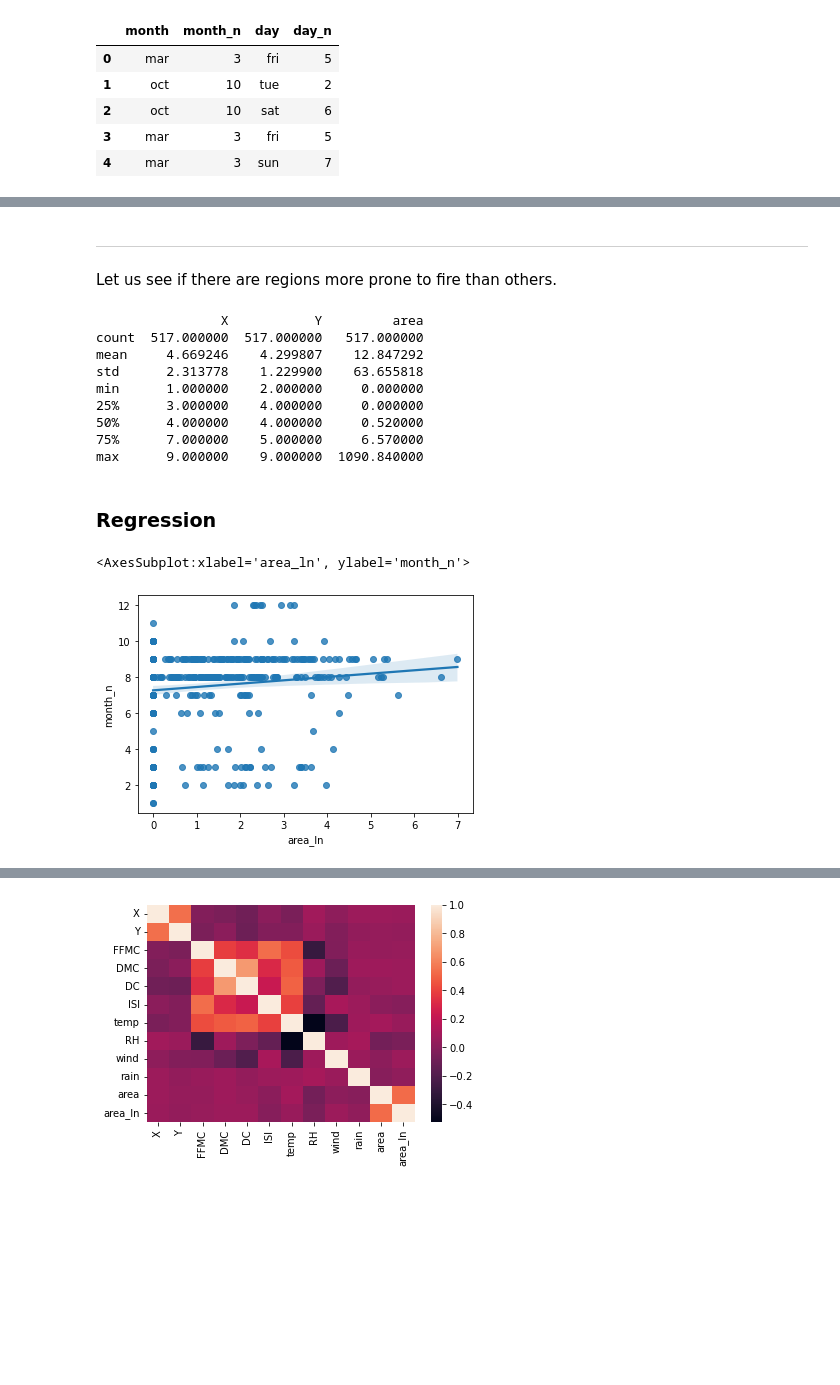
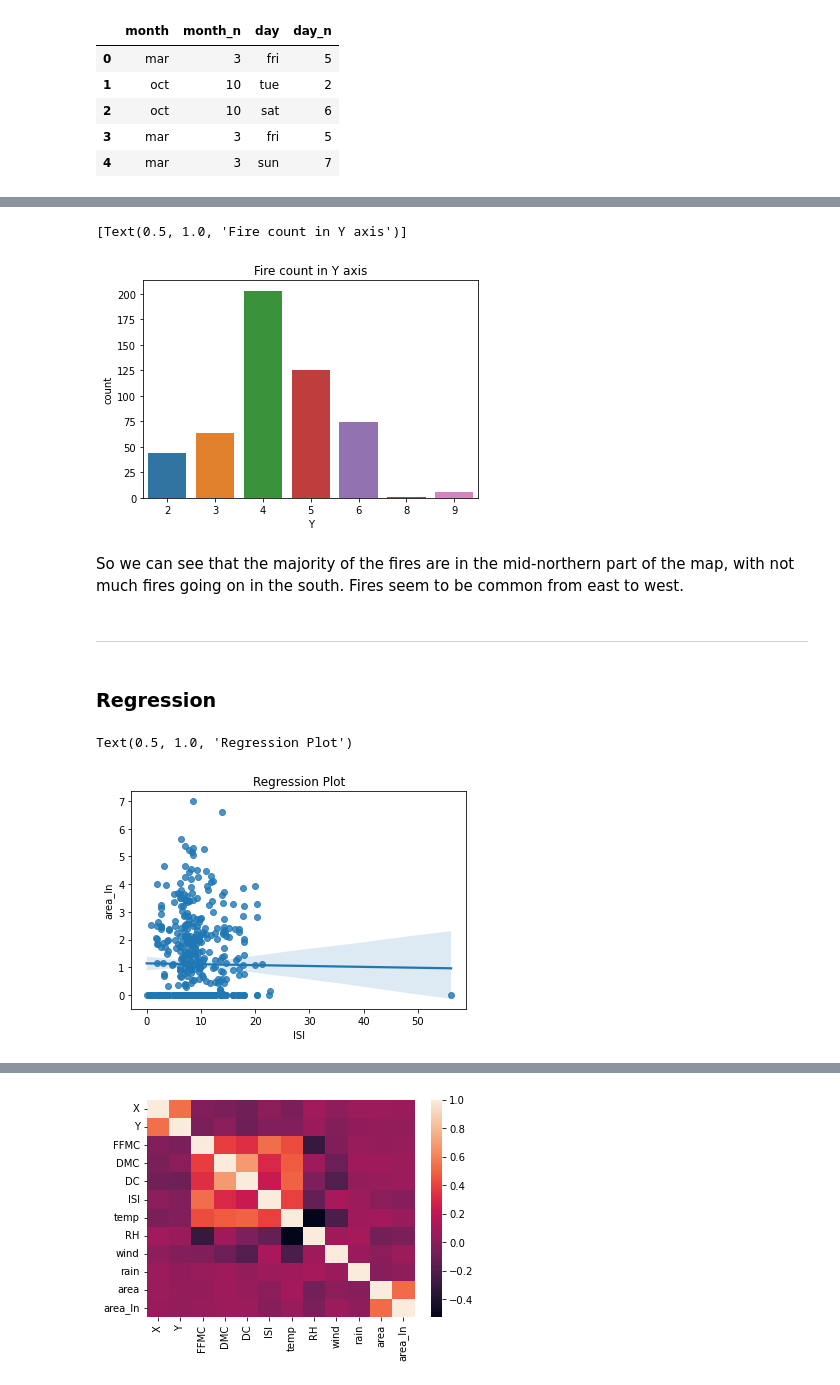
Before and after one commit to alex-fddz/forest-fires, a Jupyter notebook: project.ipynb, the cells around one changed output, grey strips where cells are left out. Drawn from its saved outputs; the diff is of its cells as text; code cells hidden in the pictures; blank space fills up the shorter version.

```diff
--- a/project.ipynb
+++ b/project.ipynb
@@ -262,30 +278,22 @@ df[['month', 'month_n', 'day', 'day_n']].head()
+# %%
+sns.countplot(x="Y", data=df, orient='h'
+    ).set(title='Fire count in Y axis')
+# %% [output]
+[Text(0.5, 1.0, 'Fire count in Y axis')]
+[figure, added]
+# %% [markdown]
+So we can see that the majority of the fires are in the mid-northern part of the map, with not much fires going on in the south. Fires seem to be common from east to west.
 # %% [markdown]
 ---
-# %% [markdown]
-Let us see if there are regions more prone to fire than others.
-# %%
-# I would like to see this information as a heatmap, so actually I will build a separate custom dataframe for this
-fires_by_area = df[['X', 'Y', 'area']]
-print(fires_by_area.describe())
-# sns.heatmap( df[['X', 'Y']] )
-# %% [output]
-                X           Y         area
-count  517.000000  517.000000   517.000000
-mean     4.669246    4.299807    12.847292
-std      2.313778    1.229900    63.655818
-min      1.000000    2.000000     0.000000
-25%      3.000000    4.000000     0.000000
-50%      4.000000    4.000000     0.520000
-75%      7.000000    5.000000     6.570000
-max      9.000000    9.000000  1090.840000
 # %% [markdown]
 ### Regression
 # %%
-def answer_7():
+def plotRegressionBetween(input, output, title='Regression Plot'):
     # write your code here
-    ax = sns.regplot(x="area_ln", y="month_n", data=df)
+    ax = sns.regplot(x=input, y=output, data=df).set_title(title)
     return ax
-answer_7()
-# %% [output]
-<AxesSubplot:xlabel='area_ln', ylabel='month_n'>
-[figure, removed]
+# %%
+plotRegressionBetween('ISI', 'area_ln')
+# %% [output]
+Text(0.5, 1.0, 'Regression Plot')
+[figure, added]
```
Also changed, not shown: parts of 12 cells of this notebook.
